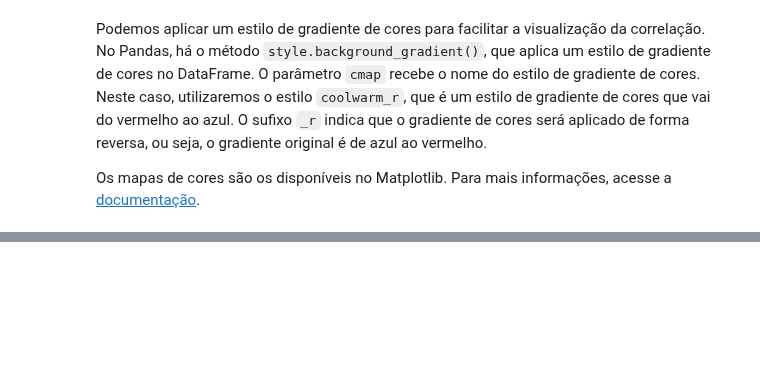
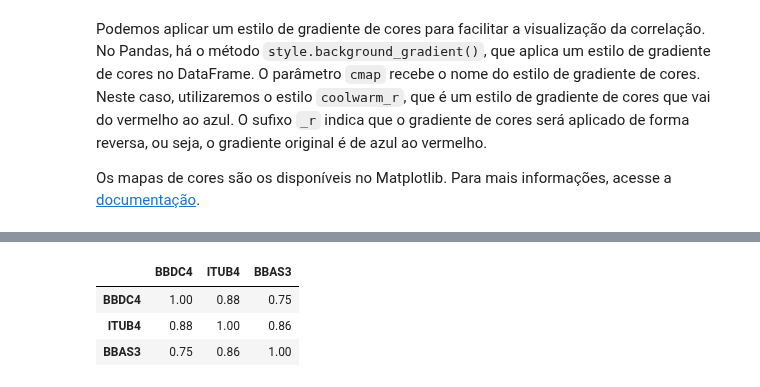
Before and after one commit to MathLopes29/Hashtag_AnaliseDados, a Jupyter notebook: Python/Cursos/Curso Hashtag/08_Matplot_Seaborn/08.5_Matplot_Pandas/32_pandas_visualizacoes_especificas_inicial.ipynb, the cells around one changed output, grey strips where cells are left out. Drawn from its saved outputs; the diff is of its cells as text; code cells hidden in the pictures; blank space fills up the shorter version.

```diff
--- a/Python/Cursos/Curso Hashtag/08_Matplot_Seaborn/08.5_Matplot_Pandas/32_pandas_visualizacoes_especificas_inicial.ipynb
+++ b/Python/Cursos/Curso Hashtag/08_Matplot_Seaborn/08.5_Matplot_Pandas/32_pandas_visualizacoes_especificas_inicial.ipynb
@@ -114,0 +135,7 @@ Os mapas de cores são os disponíveis no Matplotlib. Para mais informações, a
+# %%
+df_top_10_ibov[bancos].corr().style.format(precision=2).background_gradient(cmap='coolwarm_r', vmin=-0.5, vmax=1)
+# %% [output]
+|  | BBDC4 | ITUB4 | BBAS3 |
+| BBDC4 | 1.00 | 0.88 | 0.75 |
+| ITUB4 | 0.88 | 1.00 | 0.86 |
+| BBAS3 | 0.75 | 0.86 | 1.00 |
```
Also changed, not shown: parts of 5 cells of this notebook.
